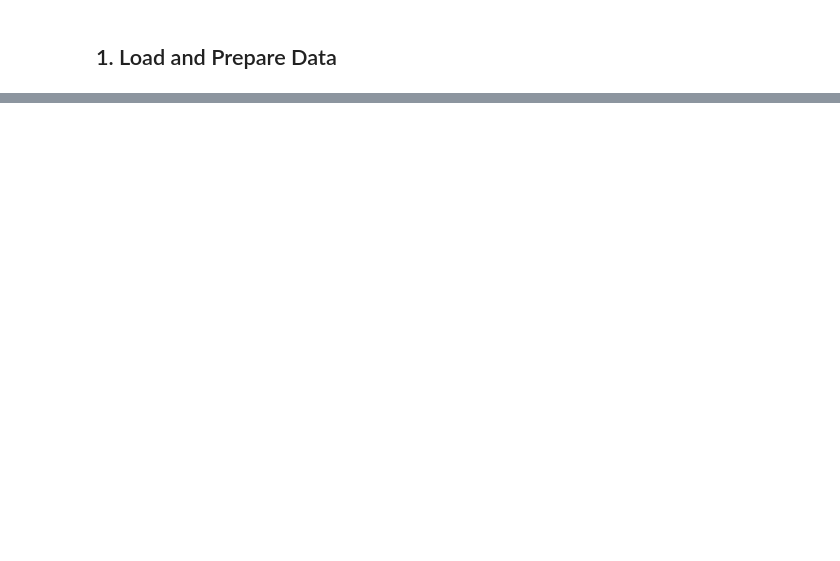
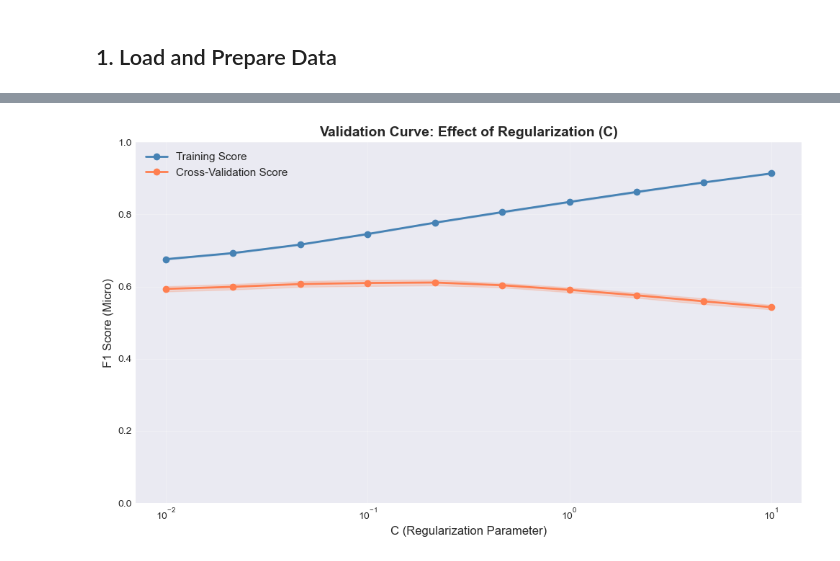
Before and after one commit to cfull03/Movie-Genre-Model, a Jupyter notebook: notebooks/model_testing.ipynb, the cells around one changed output, grey strips where cells are left out. Saved outputs shown, nothing was run; the diff lists cells and outputs as text; code cells hidden in the pictures; blank space fills up the shorter version.

Commit message:
Update model_testing notebook: Add LinearSVC testing and analysis

```diff
--- a/notebooks/model_testing.ipynb
+++ b/notebooks/model_testing.ipynb
@@ -102,6 +101,8 @@ Splitting data...
 # Preprocess data: TF-IDF features and multi-label encoding
 from sklearn.preprocessing import MultiLabelBinarizer
 from sklearn.feature_extraction.text import TfidfVectorizer
+from sklearn.feature_selection import SelectKBest, chi2
+from sklearn.decomposition import TruncatedSVD
 
 # Convert genre strings to lists of genre strings
 def preprocess_genres(genre_series):
@@ -138,6 +139,24 @@ y_test = mlb.transform(y_test_list)
 print(f"✓ Binary labels: {y_train.shape[1]} genres")
 print(f"✓ Training labels shape: {y_train.shape}")
 print(f"✓ Test labels shape: {y_test.shape}")
+
+
+kbest = SelectKBest(score_func=chi2, k=4500)
+X_train = kbest.fit_transform(X_train, y_train)
+X_test = kbest.transform(X_test)
+
+print(f"✓ KBest selected {X_train.shape[1]} features")
+print(f"✓ Training features shape: {X_train.shape}")
+print(f"✓ Test features shape: {X_test.shape}")
+
+
+svd = TruncatedSVD(n_components=2000, random_state=42)
+X_train = svd.fit_transform(X_train)
+X_test = svd.transform(X_test)
+
+print(f"✓ SVD reduced to {X_train.shape[1]} features")
+print(f"✓ Training features shape: {X_train.shape}")
+print(f"✓ Test features shape: {X_test.shape}")
 # %% [output]
 Preprocessing genres...
 Sample y_train: ['Horror', 'Mystery']
@@ -258,0 +285,64 @@ Fitting 5 folds for each of 192 candidates, totalling 960 fits
+# %%
+# Validation Curve: How model performance changes with regularization parameter C
+print("=" * 70)
+print("VALIDATION CURVE ANALYSIS")
+print("=" * 70)
+
+from sklearn.model_selection import validation_curve
+
+# Test different C values
+C_range = np.logspace(-2, 1, 10)  # From 0.01 to 10
+print(f"Testing C values: {C_range}")
+
+# Create base model for validation curve
+base_model = OneVsRestClassifier(LinearSVC(random_state=42, dual=False, max_iter=1000, class_weight='balanced'))
+
+print("\nComputing validation curve (this may take a few minutes)...")
+
+# Compute validation curve
+train_scores_vc, val_scores_vc = validation_curve(
+    base_model,
+    X_train,
+    y_train,
+    param_name='estimator__C',
+    param_range=C_range,
+    cv=KFold(n_splits=5, shuffle=True, random_state=42),
+    scoring=make_scorer(f1_score, average='micro', zero_division=0),
+    n_jobs=-1
+)
+
+# Calculate mean and std
+train_scores_mean_vc = train_scores_vc.mean(axis=1)
+train_scores_std_vc = train_scores_vc.std(axis=1)
+val_scores_mean_vc = val_scores_vc.mean(axis=1)
+val_scores_std_vc = val_scores_vc.std(axis=1)
+
+# Plot validation curve
+fig, ax = plt.subplots(figsize=(10, 6))
+ax.semilogx(C_range, train_scores_mean_vc, 'o-', color='steelblue', label='Training Score', linewidth=2)
+ax.fill_between(C_range, train_scores_mean_vc - train_scores_std_vc, train_scores_mean_vc + train_scores_std_vc, alpha=0.2, color='steelblue')
+ax.semilogx(C_range, val_scores_mean_vc, 'o-', color='coral', label='Cross-Validation Score', linewidth=2)
+ax.fill_between(C_range, val_scores_mean_vc - val_scores_std_vc, val_scores_mean_vc + val_scores_std_vc, alpha=0.2, color='coral')
+ax.set_xlabel('C (Regularization Parameter)', fontsize=12)
+ax.set_ylabel('F1 Score (Micro)', fontsize=12)
+ax.set_title('Validation Curve: Effect of Regularization (C)', fontsize=14, fontweight='bold')
+ax.legend(loc='best', fontsize=11)
+ax.grid(True, alpha=0.3)
+ax.set_ylim([0, 1.0])
+plt.tight_layout()
+plt.show()
+
+# Find optimal C
+optimal_idx = np.argmax(val_scores_mean_vc)
+optimal_C = C_range[optimal_idx]
+optimal_score = val_scores_mean_vc[optimal_idx]
+
+print(f"\nValidation Curve Analysis:")
+print(f"  Optimal C: {optimal_C:.4f}")
+print(f"  Optimal CV Score: {optimal_score:.4f}")
+print(f"  Current C (from grid search): {grid_search_svc.best_params_['estimator__C']}")
+if abs(optimal_C - grid_search_svc.best_params_['estimator__C']) > 0.5:
+    print(f"  ⚠ Consider retraining with C={optimal_C:.4f} for potentially better performance")
+else:
+    print(f"  ✓ Current C is close to optimal")
+# %% [output]
@@ -258,0 +356 @@ Fitting 5 folds for each of 192 candidates, totalling 960 fits
+[figure, added]
```
Also changed, not shown: parts of 13 cells of this notebook.
